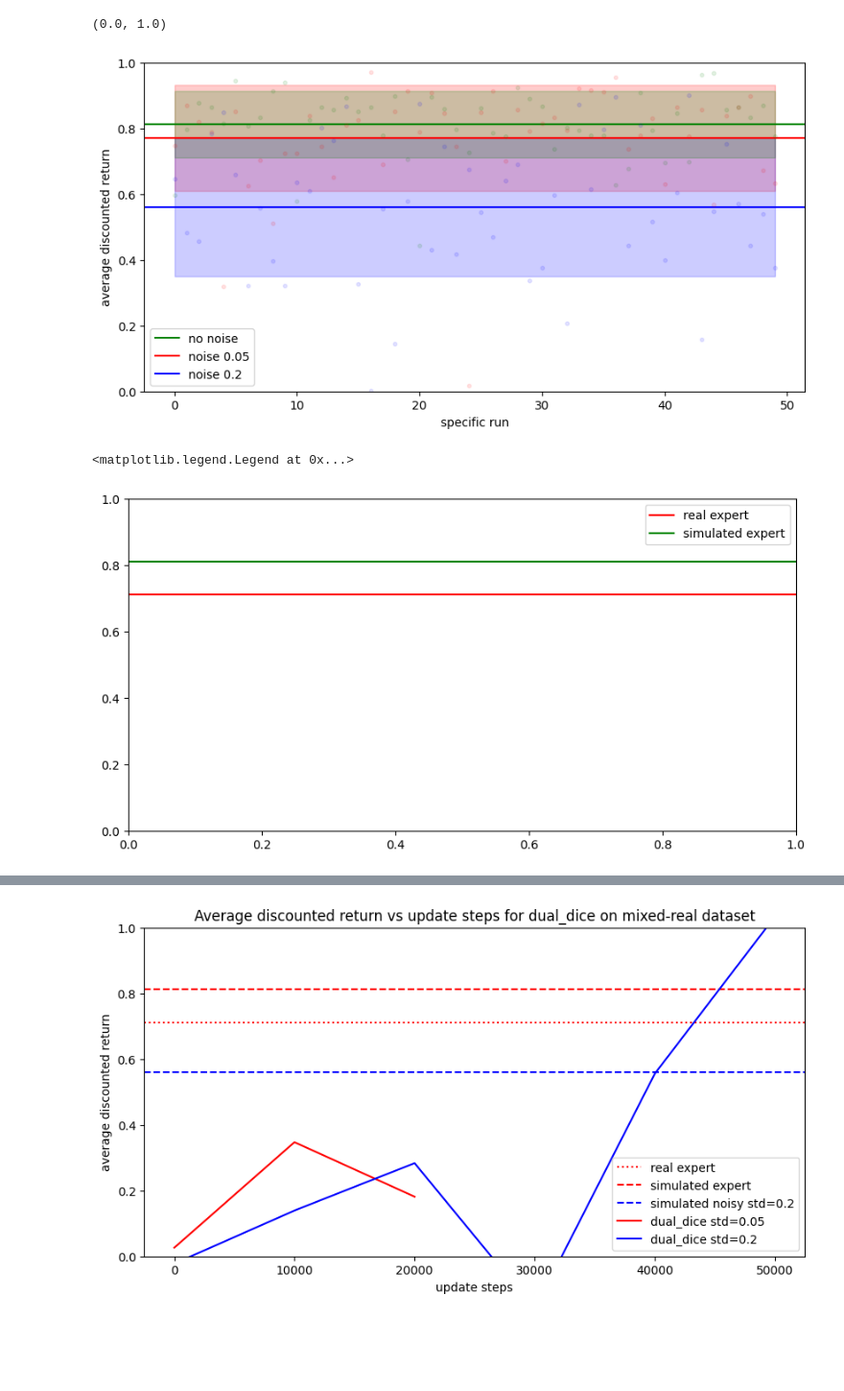
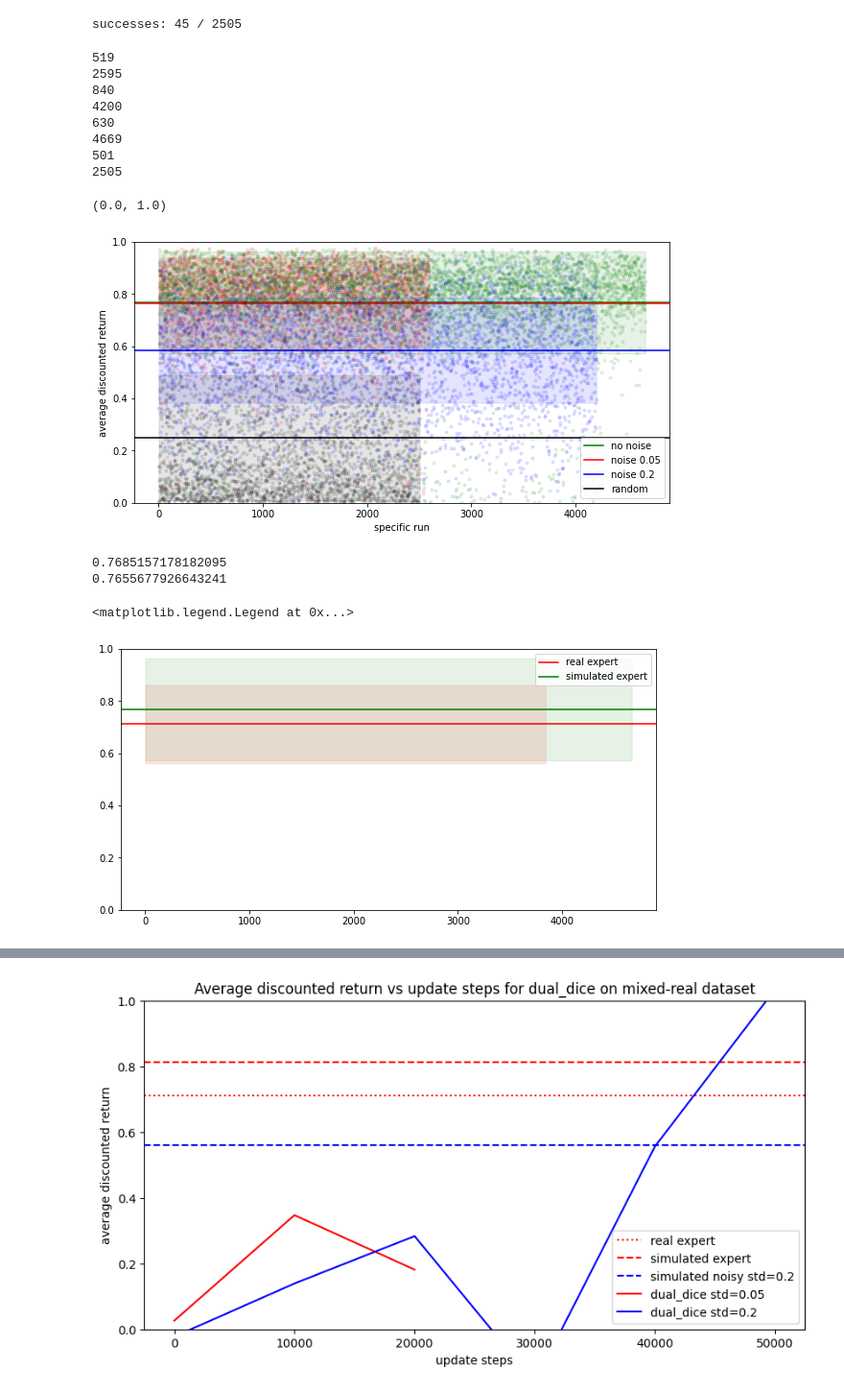
Before and after one commit to HyberionBrew/trifinger_dope, a Jupyter notebook: ws_ope/trifinger_plot_dope.ipynb, the cells around one changed output, grey strips where cells are left out. Shown at 96% size. Cells and saved outputs as stored; diff of their text form; code cells hidden in the pictures; blank space fills up the shorter version.

```diff
--- a/ws_ope/trifinger_plot_dope.ipynb
+++ b/ws_ope/trifinger_plot_dope.ipynb
@@ -60,3 +70,27 @@ Text(0.5, 1.0, 'average discounted return for expert and mixed REAL dataset')
+# %%
+def read_sucesses(path): # not available for all datasets
+    # unpickle whole file
+    returns = []
+    with open(path, 'rb') as f:
+        # unpickle until the end of the file
+        while True:
+            try:
+                x = pkl.load(f)
+                returns.append(x)
+            except EOFError:
+                break
+    # print every integer
+    c = 0
+    sum = 0
+    for i in range(len(returns)):
+        if isinstance(returns[i],int):
+            c += 1
+            sum += returns[i]
+    print(f"successes: {sum} / {c * 15}")
+#read_sucesses('data/random_noisy_0_3_discount_0_995.pkl')
+read_sucesses('data/random_noisy_0_2_discount_0_995.pkl')
+# %% [output]
+successes: 45 / 2505
 # %%
 # now load the simulated data
 # load noisy_05 noisy_2 and no_noise
@@ -73,51 +107,86 @@ with open('data/no_noise.pkl', 'rb') as f:
     ep_stats_no = pkl.load(f)
     infos_no = pkl.load(f)
 # apply discounts to the rewards
-rewards_05 = np.array(rewards_05) * (1 - discount)
-rewards_2 = np.array(rewards_2) * (1 - discount)
-rewards_no = np.array(rewards_no) * (1 - discount)
+rewards_05 = read_mc("data/expert_noisy_0_05_discount_0_995.pkl")# np.array(rewards_05) * (1 - discount)
+rewards_2 = read_mc("data/expert_noisy_0_2_discount_0_995.pkl") #np.array(rewards_2) * (1 - discount)
+rewards_no =  read_mc('data/no_noise_0_995.pkl') #np.array(rewards_no) * (1 - discount)
+rewards_random = read_mc('data/random_noisy_0_2_discount_0_995.pkl')
+# %% [output]
+519
+2595
+840
+4200
+630
+4669
+501
+2505
 # %%
 # plot the rewards for the different noise levels including the mean and std deviations
 plt.figure(figsize=(10, 5))
 plt.axhline(y=np.mean(rewards_no), color='g', linestyle='-', label='no noise')
 plt.axhline(y=np.mean(rewards_05), color='r', linestyle='-', label='noise 0.05')
 plt.axhline(y=np.mean(rewards_2), color='b', linestyle='-', label='noise 0.2')
-
+# add random rewards
+plt.axhline(y=np.mean(rewards_random), color='k', linestyle='-', label='random')
 # add the individual runs very small points
 plt.plot(np.arange(len(rewards_05)), rewards_05, 'r.', alpha=0.1)
 plt.plot(np.arange(len(rewards_2)), rewards_2, 'b.', alpha=0.1)
 plt.plot(np.arange(len(rewards_no)), rewards_no, 'g.', alpha=0.1)
+plt.plot(np.arange(len(rewards_random)), rewards_random, 'k.', alpha=0.1)
+
 plt.fill_between(np.arange(len(rewards_05)),
                     np.mean(rewards_05, axis=0) - np.std(rewards_05, axis=0),
                     np.mean(rewards_05, axis=0) + np.std(rewards_05, axis=0),
-                    alpha=0.2, color='r')
+                    alpha=0.1, color='r')
+
 plt.fill_between(np.arange(len(rewards_2)),
                     np.mean(rewards_2, axis=0) - np.std(rewards_2, axis=0),
                     np.mean(rewards_2, axis=0) + np.std(rewards_2, axis=0),
-                    alpha = 0.2, color='b')
+                    alpha = 0.1, color='b')
 plt.fill_between(np.arange(len(rewards_no)),
                     np.mean(rewards_no, axis=0) - np.std(rewards_no, axis=0),
                     np.mean(rewards_no, axis=0) + np.std(rewards_no, axis=0),
-                    alpha = 0.2, color='g')
+                    alpha = 0.1, color='g')
+
+plt.fill_between(np.arange(len(rewards_random)),
+                    np.mean(rewards_random, axis=0) - np.std(rewards_random, axis=0),
+                    np.mean(rewards_random, axis=0) + np.std(rewards_random, axis=0),
+                    alpha = 0.1, color='k')
+
 plt.legend()
 plt.xlabel('specific run')
 plt.ylabel('average discounted return')
 # fix y axis to be 0 to 1
 plt.ylim(0, 1)
 # %% [output]
 (0.0, 1.0)
-[figure, old version]
+[figure, new version]
+# %%
+print(np.mean(rewards_no))
+print(np.mean(rewards_05))
+# %% [output]
+0.7685157178182095
+0.7655677926643241
 # %%
 # compare simulated to real expert
 plt.figure(figsize=(10, 5))
 plt.axhline(y=np.mean(expert_return), color='r', linestyle='-', label='real expert')
+plt.fill_between(np.arange(len(expert_return)),
+                    np.mean(expert_return, axis=0) - np.std(expert_return, axis=0),
+                    np.mean(expert_return, axis=0) + np.std(expert_return, axis=0),
+                    alpha=0.1, color='r')
 plt.axhline(y=np.mean(rewards_no), color='g', linestyle='-', label='simulated expert')
+plt.fill_between(np.arange(len(rewards_no)),
+                    np.mean(rewards_no, axis=0) - np.std(rewards_no, axis=0),
+                    np.mean(rewards_no, axis=0) + np.std(rewards_no, axis=0),
+                    alpha = 0.1, color='g')
+
 # fix to 0 1
 plt.ylim(0, 1)
 # legend
 plt.legend()
 # %% [output]
 <matplotlib.legend.Legend at 0x...>
-[figure, old version]
+[figure, new version]
 # %%
 import tensorflow as tf
```
Also changed, not shown: parts of 12 cells of this notebook, 8 other files.
